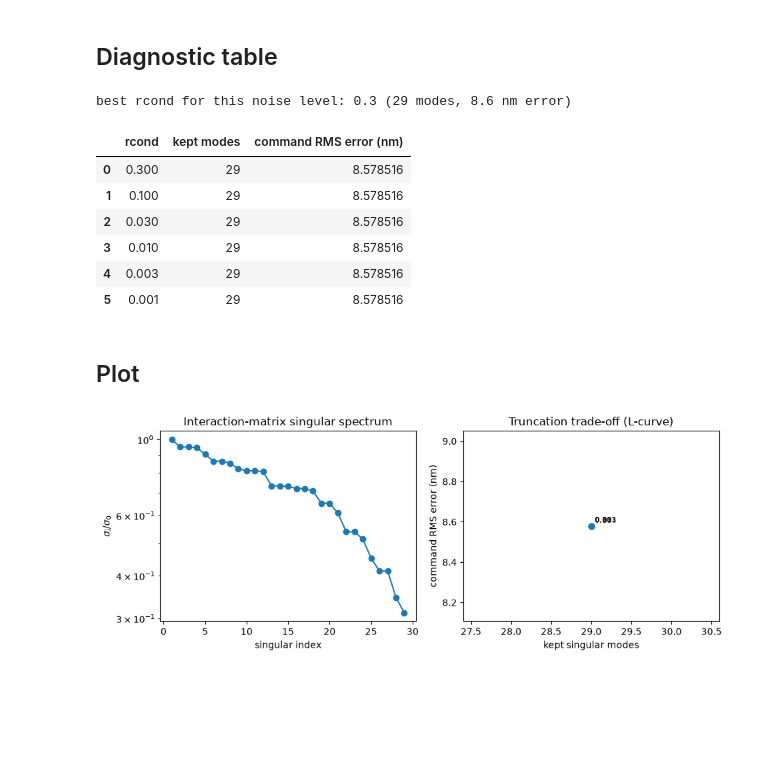
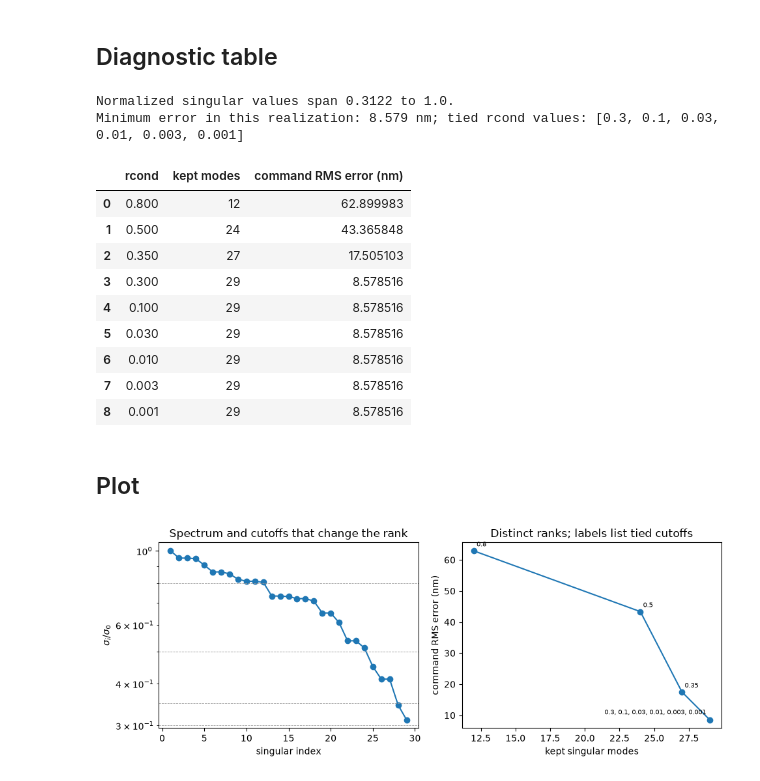
Before and after one commit to xhvoid/Shack-Hartmann-AO-Simulation, a Jupyter notebook: notebooks/tutorials/03_tsvd_regularization.ipynb, the cells around one changed output. Cells and saved outputs as stored; diff of their text form; code cells hidden in the pictures; blank space fills up the shorter version.

```diff
--- a/notebooks/tutorials/03_tsvd_regularization.ipynb
+++ b/notebooks/tutorials/03_tsvd_regularization.ipynb
@@ -33,6 +33,6 @@ from shwfs_ao.wfs.shack_hartmann.measurement import (
 SEED = 20240517
 TELESCOPE_DIAMETER_M = 1.0
 WFS_WAVELENGTH_M = 700e-9
-RCOND_VALUES = (3e-1, 1e-1, 3e-2, 1e-2, 3e-3, 1e-3)
+RCOND_VALUES = (0.8, 0.5, 0.35, 0.3, 0.1, 0.03, 0.01, 0.003, 0.001)
 # %% [markdown]
 ## Configuration
@@ -101,49 +106,70 @@ results = {rcond: recover(rcond) for rcond in RCOND_VALUES}
 # %% [markdown]
 ## Diagnostic table
 # %%
+singular = np.asarray(diagnostics.singular_values, dtype=float)
+normalized = singular / singular[0]
+kept = np.array([results[r][0] for r in RCOND_VALUES])
+errors_nm = np.array([results[r][1] * 1e9 for r in RCOND_VALUES])
+assert np.unique(kept).size >= 3, "Cutoffs must exercise different retained ranks."
+assert np.all(np.diff(kept) >= 0), "Lower cutoffs must not discard more modes."
+assert np.all(np.isfinite(errors_nm))
+if np.all(noisy.vector.valid_rows):
+    assert np.array_equal(kept, [np.count_nonzero(normalized > r) for r in RCOND_VALUES])
+for rank in np.unique(kept):
+    assert np.allclose(errors_nm[kept == rank], errors_nm[kept == rank][0],
+                       rtol=1e-10, atol=1e-10)
+best_error_nm = float(np.min(errors_nm))
+best_cutoffs = [r for r, error in zip(RCOND_VALUES, errors_nm)
+                if np.isclose(error, best_error_nm, rtol=1e-10, atol=1e-10)]
+print(f"Normalized singular values span {normalized[-1]:.4f} to {normalized[0]:.1f}.")
+print(f"Minimum error in this realization: {best_error_nm:.3f} nm; "
+      f"tied rcond values: {best_cutoffs}")
 table = pd.DataFrame(
-    [
-        (rcond, results[rcond][0], results[rcond][1] * 1e9)
-        for rcond in RCOND_VALUES
-    ],
-    columns=["rcond", "kept modes", "command RMS error (nm)"],
+    {"rcond": RCOND_VALUES, "kept modes": kept, "command RMS error (nm)": errors_nm}
 )
-best = min(RCOND_VALUES, key=lambda r: results[r][1])
-print(f"best rcond for this noise level: {best} "
-      f"({results[best][0]} modes, {results[best][1] * 1e9:.1f} nm error)")
 table
 # %% [output]
-best rcond for this noise level: 0.3 (29 modes, 8.6 nm error)
+Normalized singular values span 0.3122 to 1.0.
+Minimum error in this realization: 8.579 nm; tied rcond values: [0.3, 0.1, 0.03, 0.01, 0.003, 0.001]
 |  | rcond | kept modes | command RMS error (nm) |
-| 0 | 0.300 | 29 | 8.578516 |
-| 1 | 0.100 | 29 | 8.578516 |
-| 2 | 0.030 | 29 | 8.578516 |
-| 3 | 0.010 | 29 | 8.578516 |
-| 4 | 0.003 | 29 | 8.578516 |
-| 5 | 0.001 | 29 | 8.578516 |
+| 0 | 0.800 | 12 | 62.899983 |
+| 1 | 0.500 | 24 | 43.365848 |
+| 2 | 0.350 | 27 | 17.505103 |
+| 3 | 0.300 | 29 | 8.578516 |
+| 4 | 0.100 | 29 | 8.578516 |
+| 5 | 0.030 | 29 | 8.578516 |
+| 6 | 0.010 | 29 | 8.578516 |
+| 7 | 0.003 | 29 | 8.578516 |
+| 8 | 0.001 | 29 | 8.578516 |
 # %% [markdown]
 ## Plot
 # %%
-singular = np.asarray(diagnostics.singular_values, dtype=float)
-normalized = singular / singular[0]
-figure, (left, right) = plt.subplots(1, 2, figsize=(9.6, 3.8))
+figure, (left, right) = plt.subplots(1, 2, figsize=(9.8, 3.8))
 left.semilogy(np.arange(1, normalized.size + 1), normalized, "o-")
+for cutoff in RCOND_VALUES[:4]:
+    left.axhline(cutoff, color="0.6", linewidth=0.6, linestyle="--")
 left.set_xlabel("singular index")
 left.set_ylabel(r"$\sigma_i / \sigma_0$")
-left.set_title("Interaction-matrix singular spectrum")
-kept = [results[r][0] for r in RCOND_VALUES]
-errors_nm = [results[r][1] * 1e9 for r in RCOND_VALUES]
-right.plot(kept, errors_nm, "o-")
-for rcond, k, e in zip(RCOND_VALUES, kept, errors_nm):
-    right.annotate(f"{rcond:g}", (k, e), textcoords="offset points", xytext=(4, 4),
-                   fontsize=8)
+left.set_title("Spectrum and cutoffs that change the rank")
+rank_rows = table.groupby("kept modes", sort=True)
+unique_ranks = []
+unique_errors_nm = []
+for rank, rows in rank_rows:
+    error_nm = float(rows["command RMS error (nm)"].iloc[0])
+    unique_ranks.append(rank)
+    unique_errors_nm.append(error_nm)
+    cutoffs = ", ".join(f"{r:g}" for r in rows["rcond"])
+    right.annotate(cutoffs, (rank, error_nm), textcoords="offset points",
+                   xytext=(-4, 6) if rank == int(np.max(kept)) else (3, 5),
+                   ha="right" if rank == int(np.max(kept)) else "left", fontsize=7)
+right.plot(unique_ranks, unique_errors_nm, "o-")
 right.set_xlabel("kept singular modes")
 right.set_ylabel("command RMS error (nm)")
-right.set_title("Truncation trade-off (L-curve)")
+right.set_title("Distinct ranks; labels list tied cutoffs")
 figure.tight_layout()
 plt.show()
 # %% [output]
-[figure, old version]
+[figure, new version]
 # %% [markdown]
 ## Interpretation
 
```
Also changed, not shown: parts of 2 cells of this notebook, 50 other files.
